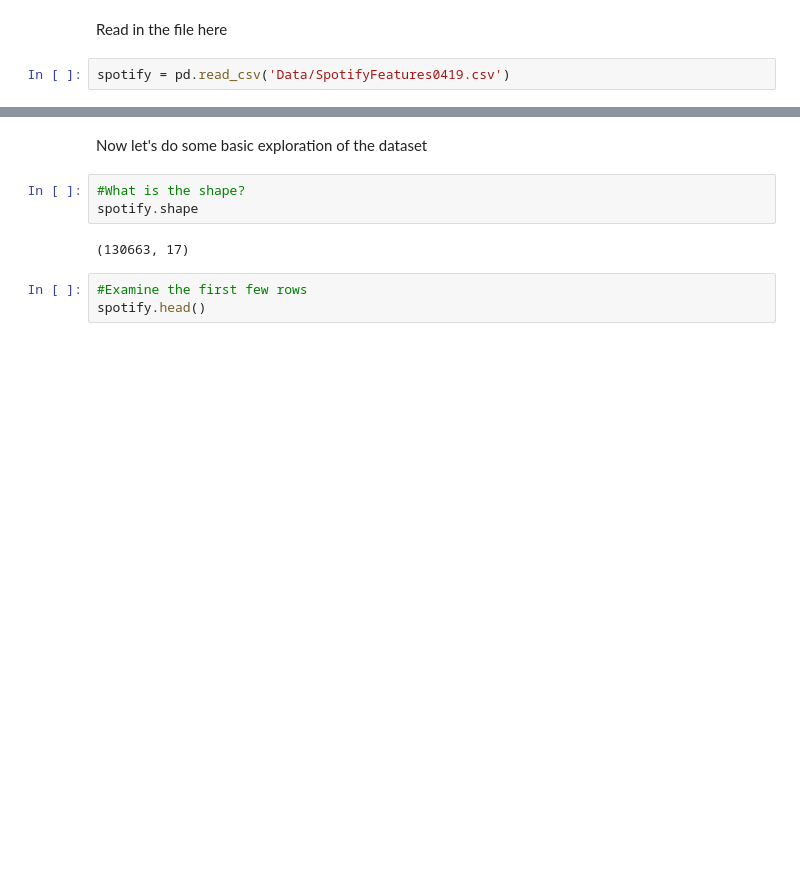
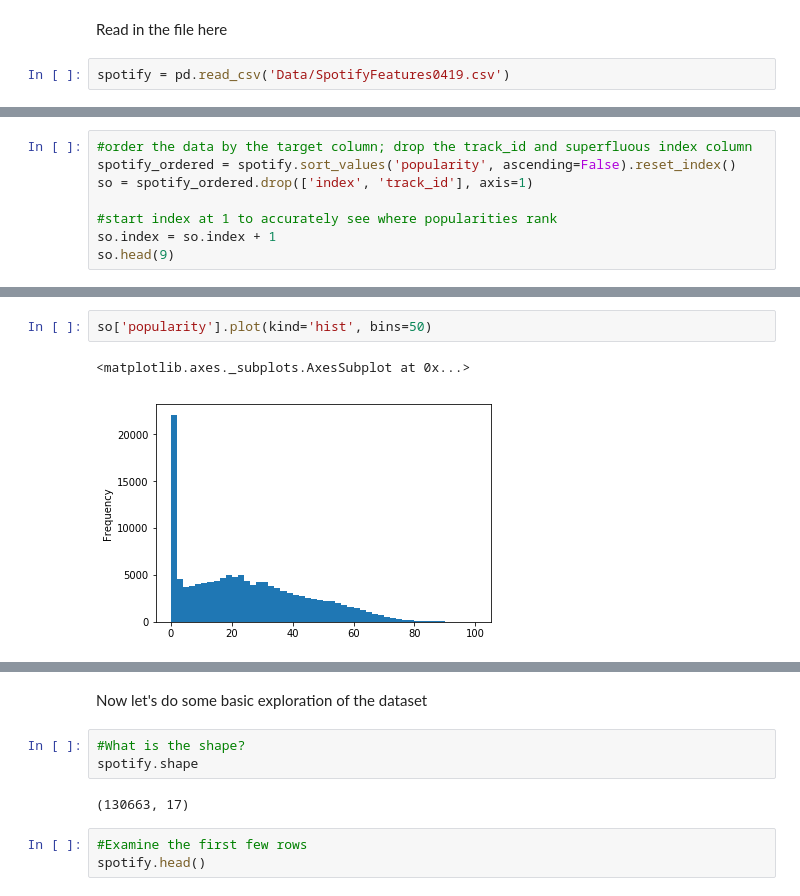
Before and after one commit to twillstw/Springboard-Projects, a Jupyter notebook: Scratchpad.ipynb, the cells around one changed output, grey strips where cells are left out. Saved outputs shown, nothing was run; the diff lists cells and outputs as text; blank space fills up the shorter version.

Commit message:
further explorations of the spotify dataset

```diff
--- a/Scratchpad.ipynb
+++ b/Scratchpad.ipynb
@@ -7,0 +24,8 @@ spotify = pd.read_csv('Data/SpotifyFeatures0419.csv')
+# %%
+#order the data by the target column; drop the track_id and superfluous index column
+spotify_ordered = spotify.sort_values('popularity', ascending=False).reset_index()
+so = spotify_ordered.drop(['index', 'track_id'], axis=1)
+
+#start index at 1 to accurately see where popularities rank
+so.index = so.index + 1
+so.head(9)
@@ -7,0 +105,5 @@ spotify = pd.read_csv('Data/SpotifyFeatures0419.csv')
+# %%
+so['popularity'].plot(kind='hist', bins=50)
+# %% [output]
+<matplotlib.axes._subplots.AxesSubplot at 0x...>
+[figure, added]
```
Also changed, not shown: parts of 57 cells of this notebook.
